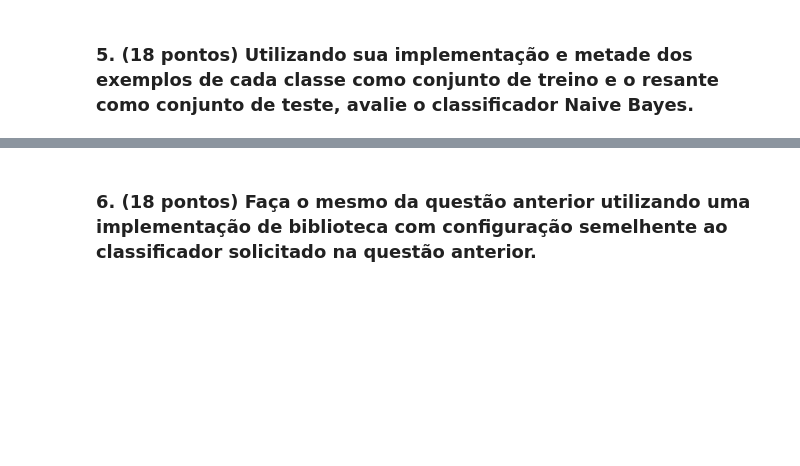
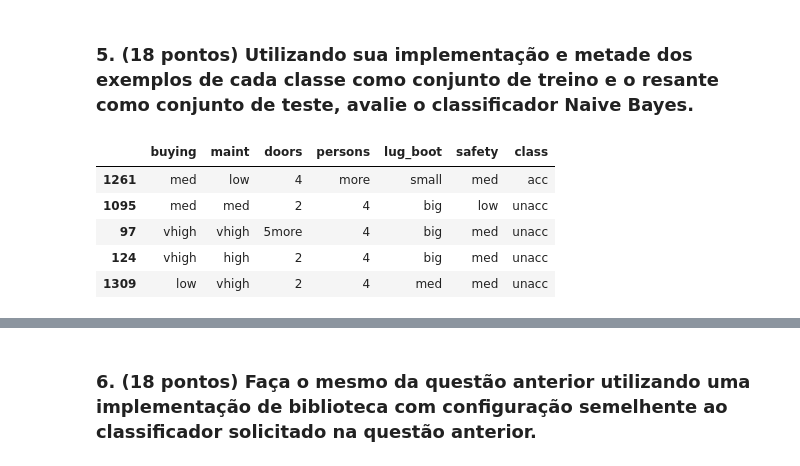
Before and after one commit to yuriresendematias/Aprendizagem-de-Maquina, a Jupyter notebook: Semana 7/Atividade7.ipynb, the cells around one changed output, grey strips where cells are left out. Cells and saved outputs as stored; diff of their text form; code cells hidden in the pictures; blank space fills up the shorter version.

```diff
--- a/Semana 7/Atividade7.ipynb
+++ b/Semana 7/Atividade7.ipynb
@@ -133,0 +263,11 @@ med | unacc 357/1210
+# %%
+x = x_train.copy()
+x['class'] = y_train.copy()
+x.head()
+# %% [output]
+|  | buying | maint | doors | persons | lug_boot | safety | class |
+| 1261 | med | low | 4 | more | small | med | acc |
+| 1095 | med | med | 2 | 4 | big | low | unacc |
+| 97 | vhigh | vhigh | 5more | 4 | big | med | unacc |
+| 124 | vhigh | high | 2 | 4 | big | med | unacc |
+| 1309 | low | vhigh | 2 | 4 | med | med | unacc |
```
Also changed, not shown: parts of 8 cells of this notebook.
